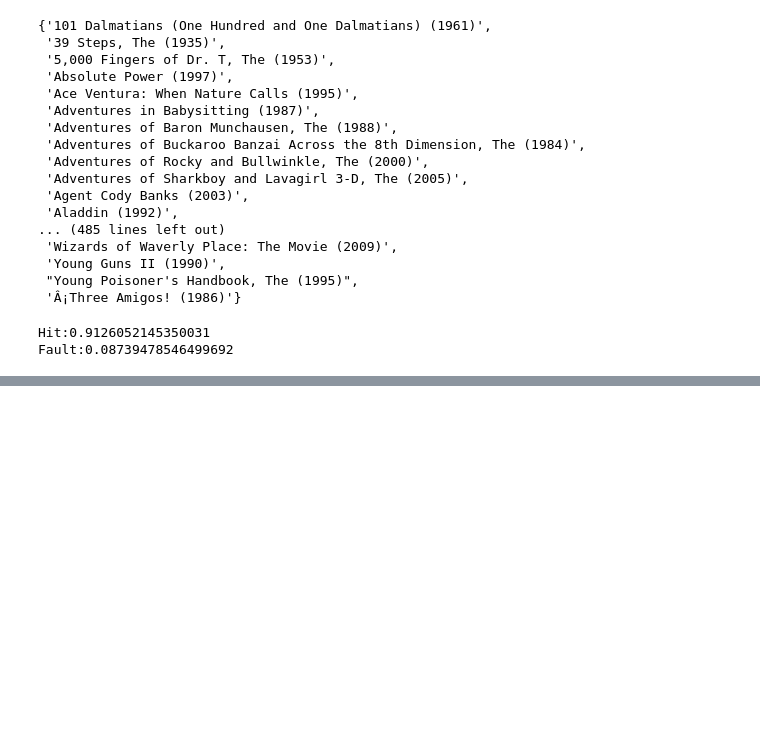
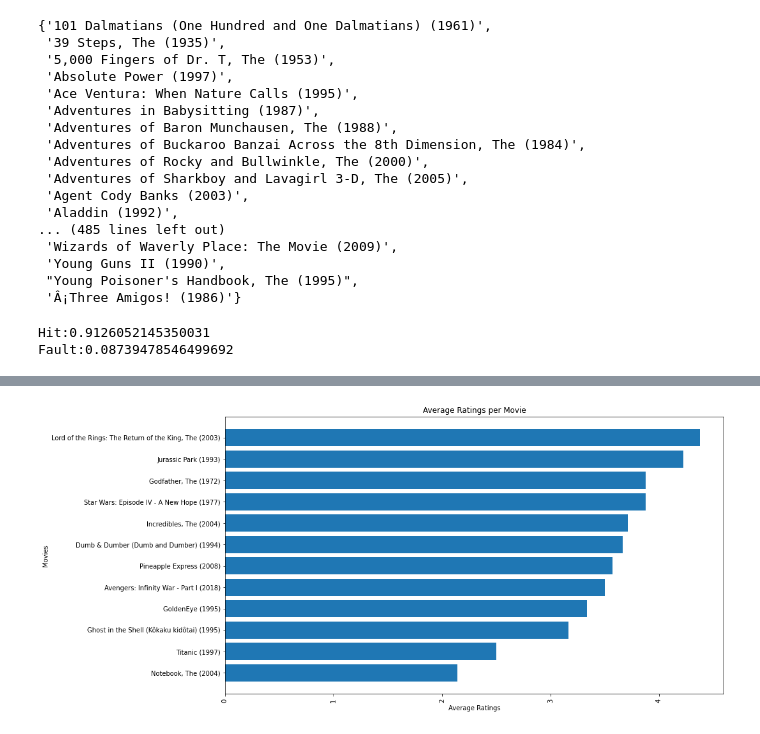
Before and after one commit to vchen-98/dsc_phase_4_proj, a Jupyter notebook: vc_alternatives.ipynb, the cells around one changed output, grey strips where cells are left out. Cells and saved outputs as stored; diff of their text form; code cells hidden in the pictures; blank space fills up the shorter version.

Commit message:
vc profile and survey completed

```diff
--- a/vc_alternatives.ipynb
+++ b/vc_alternatives.ipynb
@@ -584,0 +595,2 @@ Fault:0.08739478546499692
+# %%
+survey.drop('Timestamp', axis = 1, inplace = True)
@@ -584,0 +610,2 @@ Fault:0.08739478546499692
+# %%
+survey = survey.rename(columns = rename_dict)
@@ -584,0 +625,3 @@ Fault:0.08739478546499692
+# %%
+survey['userId'] = range(200000, 200009, 1)
+survey
@@ -584,0 +754,14 @@ Fault:0.08739478546499692
+# %%
+sorted_means = survey.mean().sort_values(ascending = True)
+# %%
+fig, ax = plt.subplots(figsize=(14,8))
+plt.xticks(rotation=90)
+
+ax.barh(sorted_means.keys(), sorted_means.values)
+ax.set_xlabel('Average Ratings')
+ax.set_ylabel('Movies')
+ax.set_title('Average Ratings per Movie')
+
+plt.savefig('images/survey_results_distribution', bbox_inches="tight")
+# %% [output]
+[figure, added]
```
Also changed, not shown: parts of 14 cells of this notebook, 3 other files.
